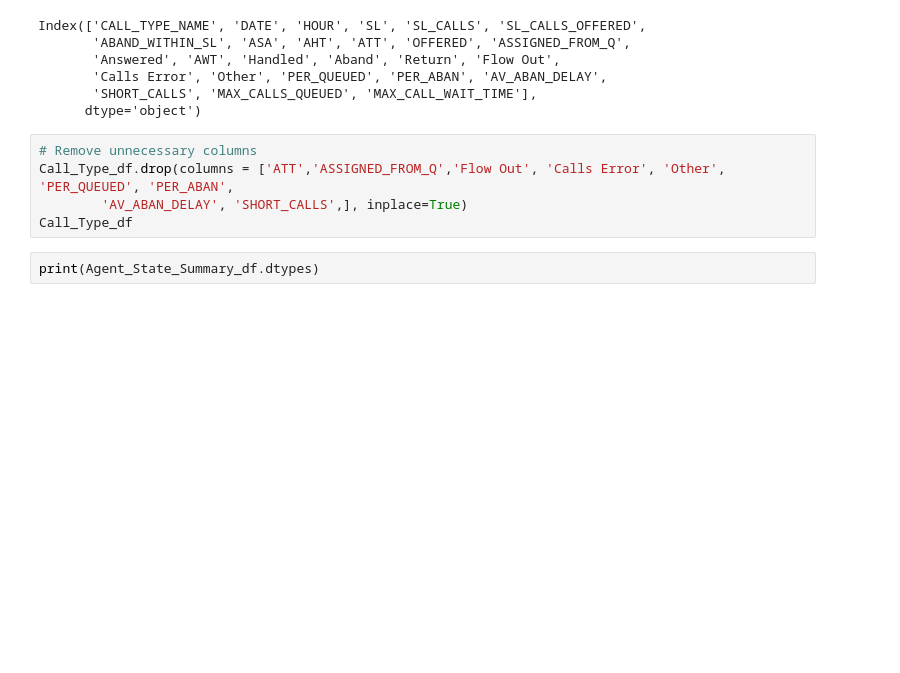
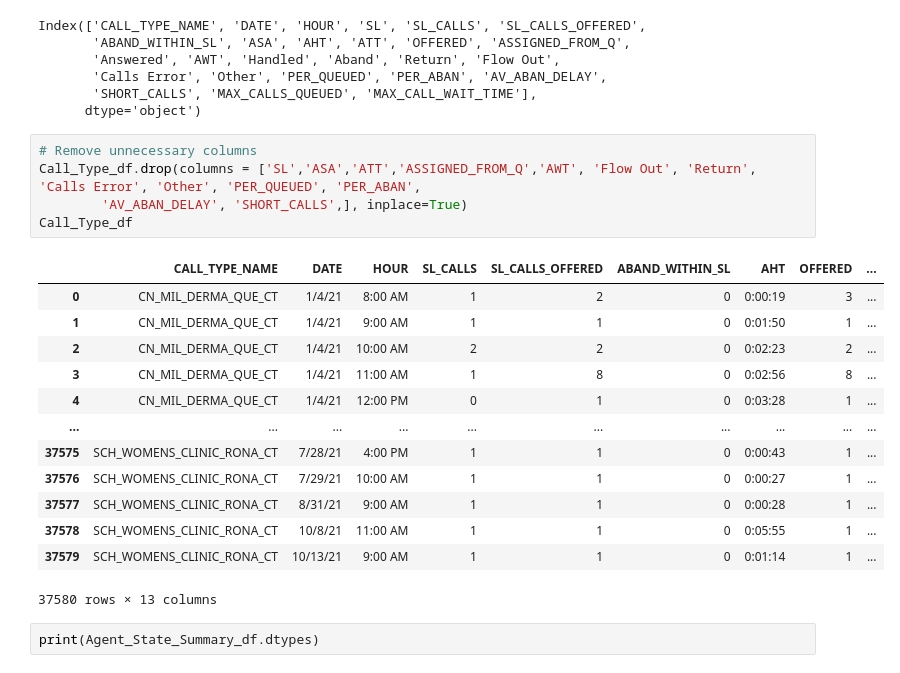
Before and after one commit to evanbruno617/Call_Response_Analysis, a Jupyter notebook: Clean_Data_2.ipynb, the cells around one changed output. Drawn from its saved outputs; the diff is of its cells as text; blank space fills up the shorter version.

```diff
--- a/Clean_Data_2.ipynb
+++ b/Clean_Data_2.ipynb
@@ -201,9 +283,23 @@ Index(['CALL_TYPE_NAME', 'DATE', 'HOUR', 'SL', 'SL_CALLS', 'SL_CALLS_OFFERED',
       dtype='object')
 # %%
 # Remove unnecessary columns
-Call_Type_df.drop(columns = ['ATT','ASSIGNED_FROM_Q','Flow Out', 'Calls Error', 'Other', 'PER_QUEUED', 'PER_ABAN',
+Call_Type_df.drop(columns = ['SL','ASA','ATT','ASSIGNED_FROM_Q','AWT', 'Flow Out', 'Return', 'Calls Error', 'Other', 'PER_QUEUED', 'PER_ABAN',
         'AV_ABAN_DELAY', 'SHORT_CALLS',], inplace=True)
 Call_Type_df
+# %% [output]
+|  | CALL_TYPE_NAME | DATE | HOUR | SL_CALLS | SL_CALLS_OFFERED | ABAND_WITHIN_SL | AHT | OFFERED | ... |
+| 0 | CN_MIL_DERMA_QUE_CT | 1/4/21 | 8:00 AM | 1 | 2 | 0 | 0:00:19 | 3 | ... |
+| 1 | CN_MIL_DERMA_QUE_CT | 1/4/21 | 9:00 AM | 1 | 1 | 0 | 0:01:50 | 1 | ... |
+| 2 | CN_MIL_DERMA_QUE_CT | 1/4/21 | 10:00 AM | 2 | 2 | 0 | 0:02:23 | 2 | ... |
+| 3 | CN_MIL_DERMA_QUE_CT | 1/4/21 | 11:00 AM | 1 | 8 | 0 | 0:02:56 | 8 | ... |
+| 4 | CN_MIL_DERMA_QUE_CT | 1/4/21 | 12:00 PM | 0 | 1 | 0 | 0:03:28 | 1 | ... |
+| ... | ... | ... | ... | ... | ... | ... | ... | ... | ... |
+| 37575 | SCH_WOMENS_CLINIC_RONA_CT | 7/28/21 | 4:00 PM | 1 | 1 | 0 | 0:00:43 | 1 | ... |
+| 37576 | SCH_WOMENS_CLINIC_RONA_CT | 7/29/21 | 10:00 AM | 1 | 1 | 0 | 0:00:27 | 1 | ... |
+| 37577 | SCH_WOMENS_CLINIC_RONA_CT | 8/31/21 | 9:00 AM | 1 | 1 | 0 | 0:00:28 | 1 | ... |
+| 37578 | SCH_WOMENS_CLINIC_RONA_CT | 10/8/21 | 11:00 AM | 1 | 1 | 0 | 0:05:55 | 1 | ... |
+| 37579 | SCH_WOMENS_CLINIC_RONA_CT | 10/13/21 | 9:00 AM | 1 | 1 | 0 | 0:01:14 | 1 | ... |
+37580 rows × 13 columns
 # %%
 print(Agent_State_Summary_df.dtypes)
 # %% [output]
```
Also changed, not shown: parts of 15 cells of this notebook.
